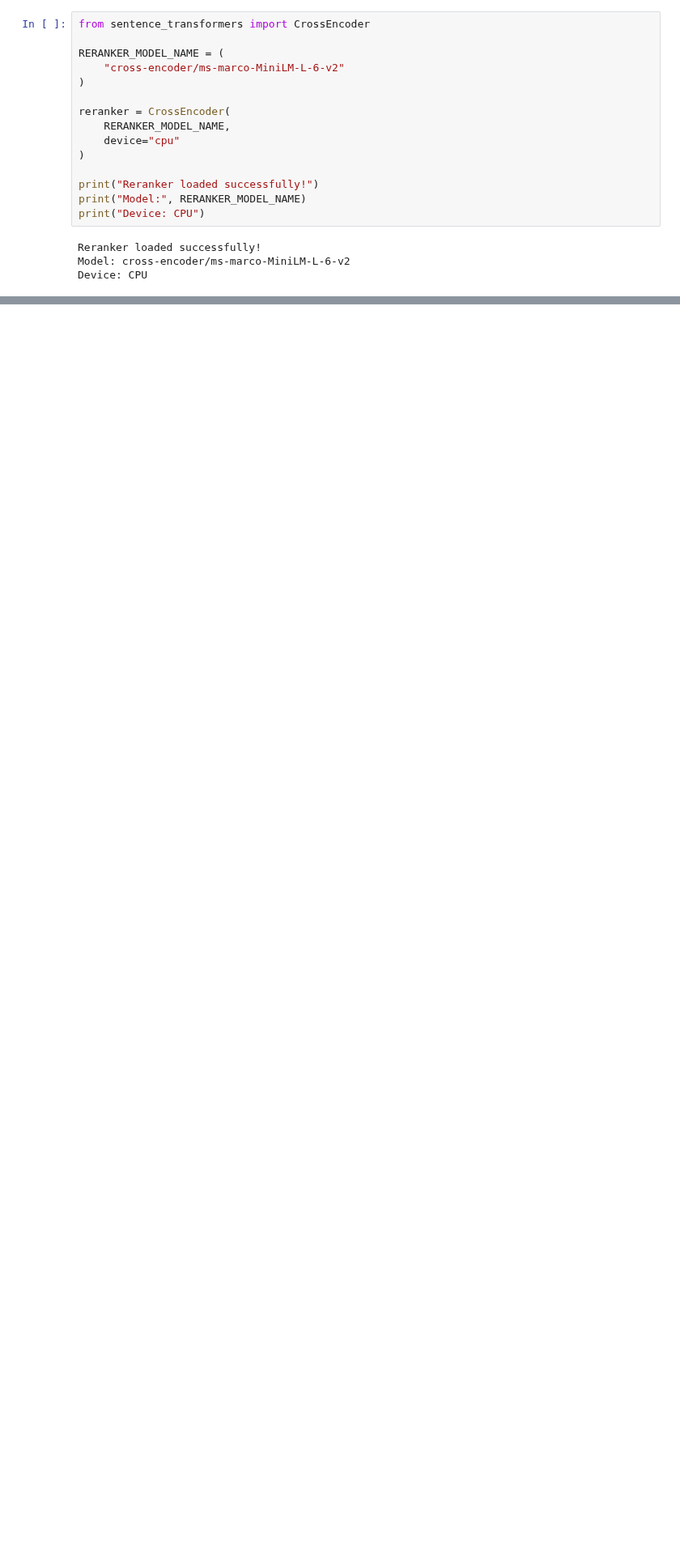
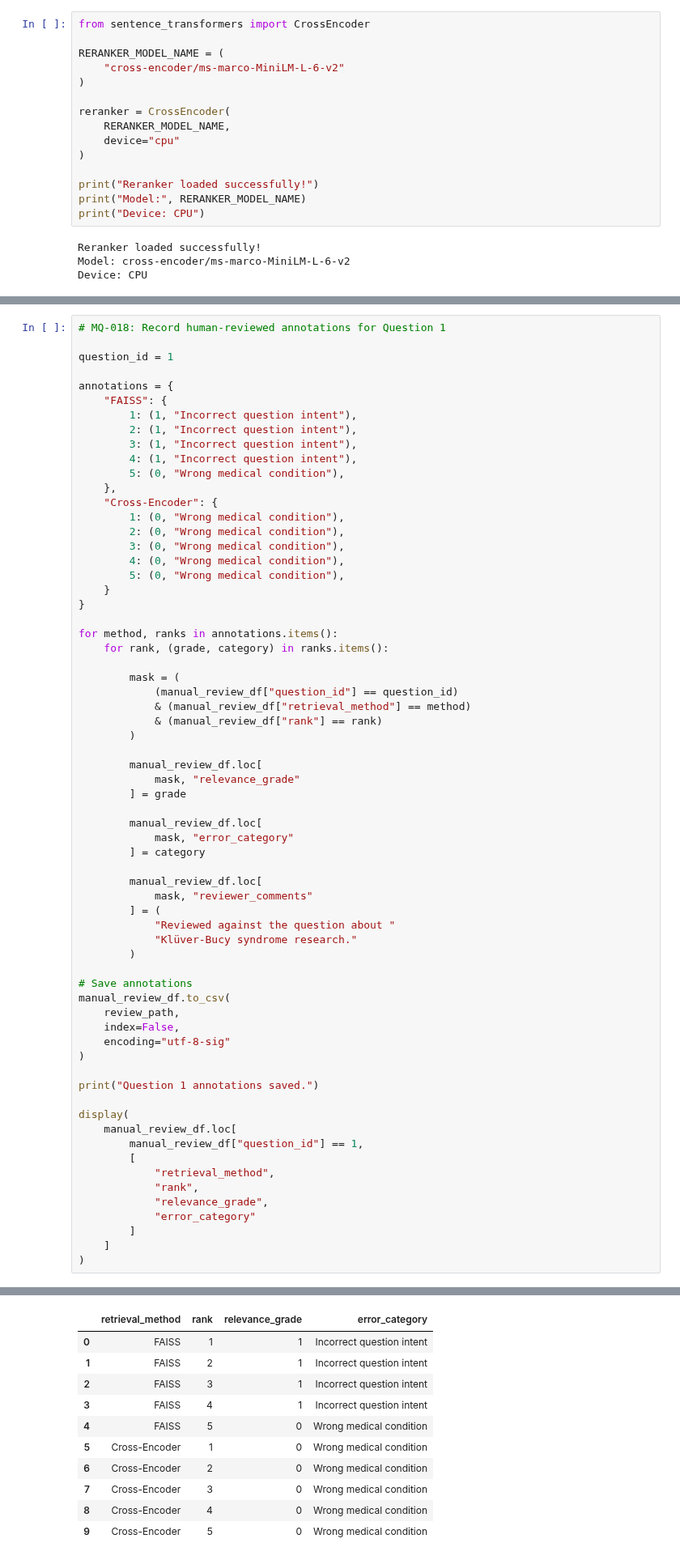
Before and after one commit to McChandra/medical_chatbot, a Jupyter notebook: notebooks/rag_retrieval_evaluation.ipynb, the cells around one changed output, grey strips where cells are left out. Shown at 81% size. Saved outputs shown, nothing was run; the diff lists cells and outputs as text; blank space fills up the shorter version.

```diff
--- a/notebooks/rag_retrieval_evaluation.ipynb
+++ b/notebooks/rag_retrieval_evaluation.ipynb
@@ -703,0 +1393,67 @@ Device: CPU
+# %%
+# MQ-018: Record human-reviewed annotations for Question 1
+
+question_id = 1
+
+annotations = {
+    "FAISS": {
+        1: (1, "Incorrect question intent"),
+        2: (1, "Incorrect question intent"),
+        3: (1, "Incorrect question intent"),
+        4: (1, "Incorrect question intent"),
+        5: (0, "Wrong medical condition"),
+    },
+    "Cross-Encoder": {
+        1: (0, "Wrong medical condition"),
+        2: (0, "Wrong medical condition"),
+        3: (0, "Wrong medical condition"),
+        4: (0, "Wrong medical condition"),
+        5: (0, "Wrong medical condition"),
+    }
+}
+
+for method, ranks in annotations.items():
+    for rank, (grade, category) in ranks.items():
+
+        mask = (
+            (manual_review_df["question_id"] == question_id)
+            & (manual_review_df["retrieval_method"] == method)
+            & (manual_review_df["rank"] == rank)
+        )
+
+        manual_review_df.loc[
+            mask, "relevance_grade"
+        ] = grade
+
+        manual_review_df.loc[
+            mask, "error_category"
+        ] = category
+
+        manual_review_df.loc[
+            mask, "reviewer_comments"
+        ] = (
+            "Reviewed against the question about "
+            "Klüver-Bucy syndrome research."
+        )
+
+# Save annotations
+manual_review_df.to_csv(
+    review_path,
+    index=False,
+    encoding="utf-8-sig"
+)
+
+print("Question 1 annotations saved.")
+
+display(
+    manual_review_df.loc[
+        manual_review_df["question_id"] == 1,
+        [
+            "retrieval_method",
+            "rank",
+            "relevance_grade",
+            "error_category"
+        ]
+    ]
+)
+# %% [output]
@@ -703,0 +1461,11 @@ Device: CPU
+|  | retrieval_method | rank | relevance_grade | error_category |
+| 0 | FAISS | 1 | 1 | Incorrect question intent |
+| 1 | FAISS | 2 | 1 | Incorrect question intent |
+| 2 | FAISS | 3 | 1 | Incorrect question intent |
+| 3 | FAISS | 4 | 1 | Incorrect question intent |
+| 4 | FAISS | 5 | 0 | Wrong medical condition |
+| 5 | Cross-Encoder | 1 | 0 | Wrong medical condition |
+| 6 | Cross-Encoder | 2 | 0 | Wrong medical condition |
+| 7 | Cross-Encoder | 3 | 0 | Wrong medical condition |
+| 8 | Cross-Encoder | 4 | 0 | Wrong medical condition |
+| 9 | Cross-Encoder | 5 | 0 | Wrong medical condition |
```
Also changed, not shown: parts of 55 cells of this notebook.
